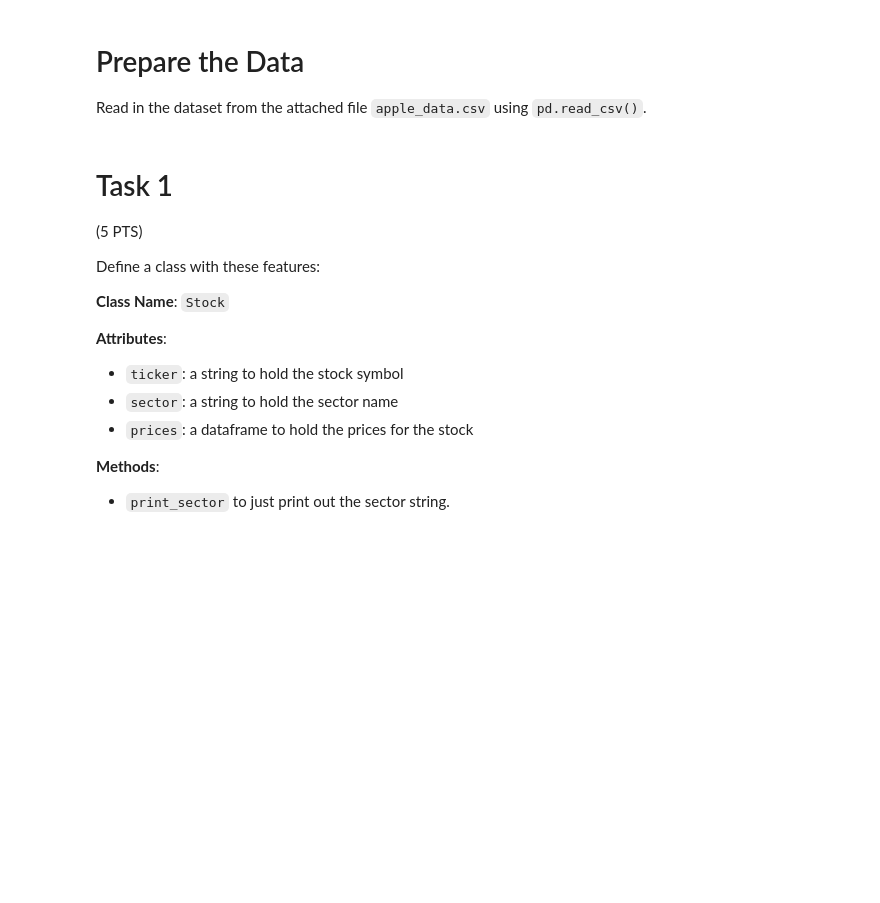
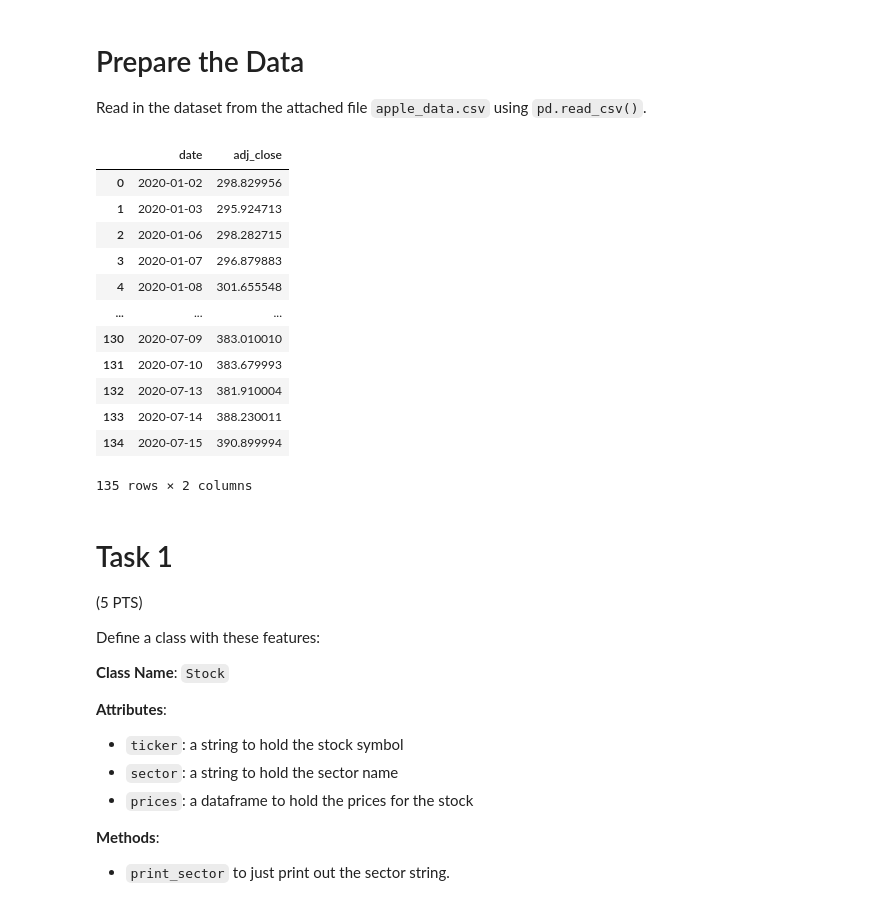
Before and after one commit to ontoligent/DS5100-activities, a Jupyter notebook: hw/M07/M07-HW-2-1.ipynb, the cells around one changed output. Cells and saved outputs as stored; diff of their text form; code cells hidden in the pictures; blank space fills up the shorter version.

```diff
--- a/hw/M07/M07-HW-2-1.ipynb
+++ b/hw/M07/M07-HW-2-1.ipynb
@@ -46,7 +46,22 @@ import numpy as np
 
 Read in the dataset from the attached file `apple_data.csv` using `pd.read_csv()`.
 # %%
-# CODE HERE
+apple = pd.read_csv("apple_data-2.csv")
+apple
+# %% [output]
+|  | date | adj_close |
+| 0 | 2020-01-02 | 298.829956 |
+| 1 | 2020-01-03 | 295.924713 |
+| 2 | 2020-01-06 | 298.282715 |
+| 3 | 2020-01-07 | 296.879883 |
+| 4 | 2020-01-08 | 301.655548 |
+| ... | ... | ... |
+| 130 | 2020-07-09 | 383.010010 |
+| 131 | 2020-07-10 | 383.679993 |
+| 132 | 2020-07-13 | 381.910004 |
+| 133 | 2020-07-14 | 388.230011 |
+| 134 | 2020-07-15 | 390.899994 |
+135 rows × 2 columns
 # %% [markdown]
 # Task 1
 
```
Also changed, not shown: parts of 11 cells of this notebook.
